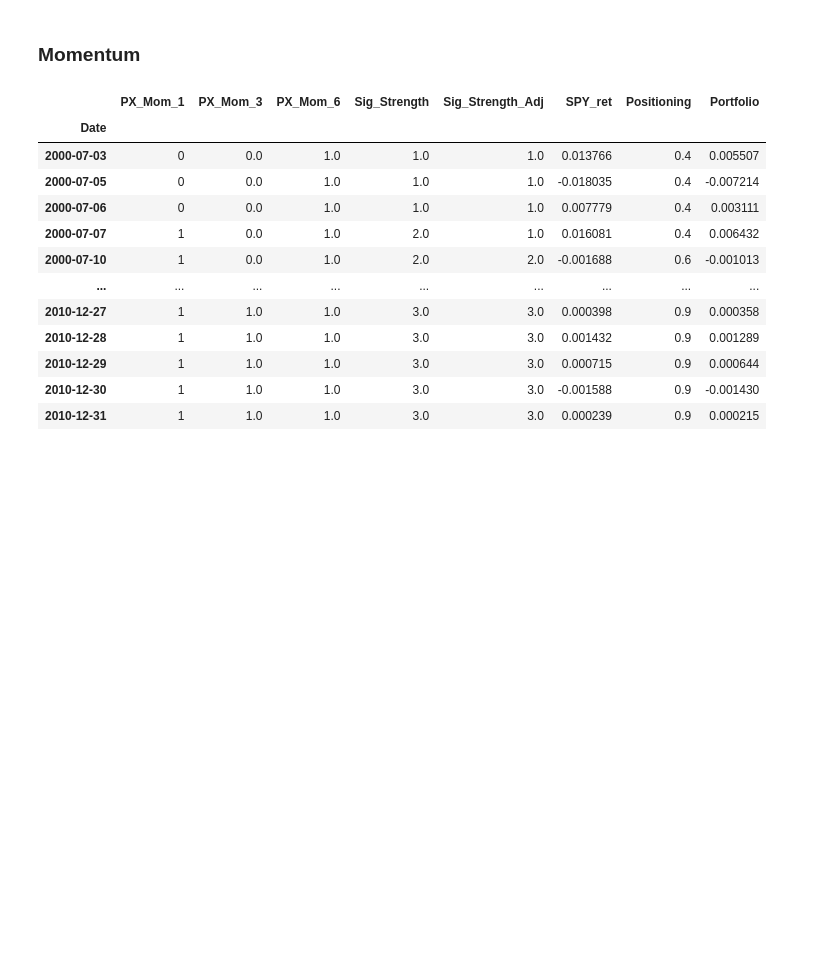
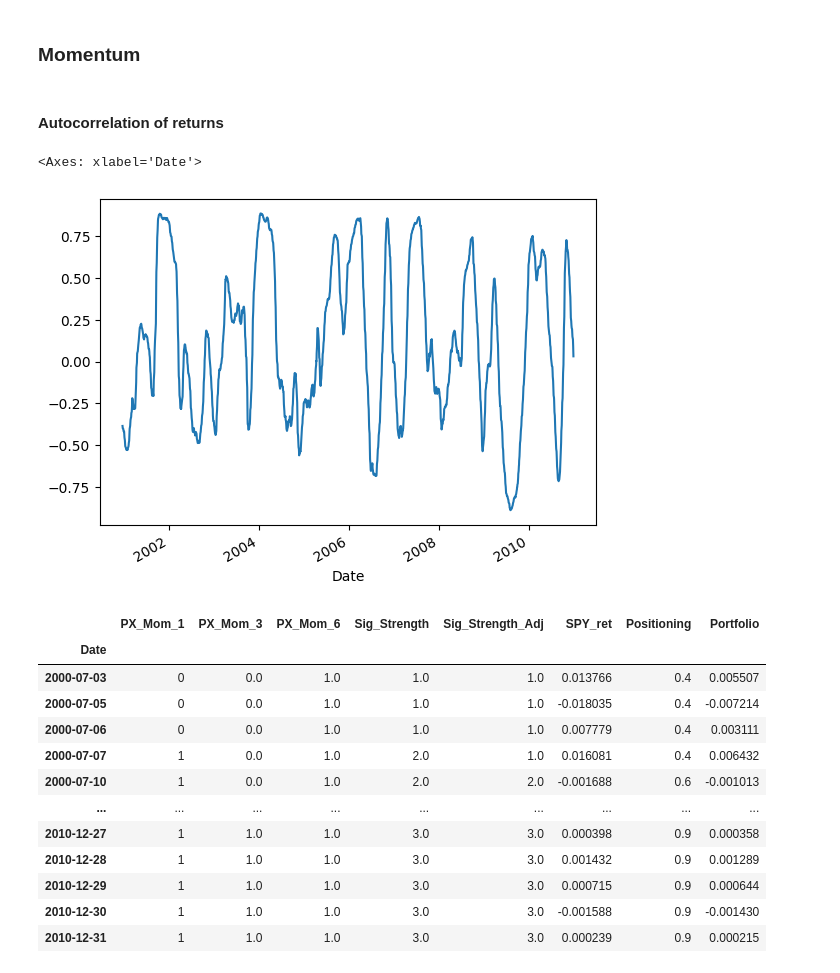
Before and after one commit to ClarenceTee93/Strategies, a Jupyter notebook: strategies.ipynb, the cells around one changed output. Drawn from its saved outputs; the diff is of its cells as text; code cells hidden in the pictures; blank space fills up the shorter version.

```diff
--- a/strategies.ipynb
+++ b/strategies.ipynb
@@ -121,6 +121,13 @@ functions.drawdownCharts(trend_following_strat, trend_following_sig["Adj Close"]
 px_mom = functions.computeMomentum(pd.DataFrame(spy['Adj Close']), 1, "2000-01-03", end = "2010-12-31", asset_name = "SPY US Equity")
 px_mom_3 = functions.computeMomentum(pd.DataFrame(spy['Adj Close']), 3, "2000-01-03", end = "2010-12-31", asset_name = "SPY US Equity")
 px_mom_6 = functions.computeMomentum(pd.DataFrame(spy['Adj Close']), 6, "2000-01-03", end = "2010-12-31", asset_name = "SPY US Equity")
+# %% [markdown]
+#### Autocorrelation of returns
+# %%
+px_mom_6[["Price", "Mth_Prior_6_Price"]].rolling(120).corr().dropna().xs('Price', level = 1)['Mth_Prior_6_Price'].plot()
+# %% [output]
+<Axes: xlabel='Date'>
+[figure, added]
 # %%
 px_mom ['Signal'] = np.where(px_mom.Mth_Prior_1_Return >= 0, 1, 0)
 px_mom_3['Signal'] = np.where(px_mom_3.Mth_Prior_3_Return >= 0, 1, 0)
```
Also changed, not shown: parts of 7 cells of this notebook, 2 other files.
